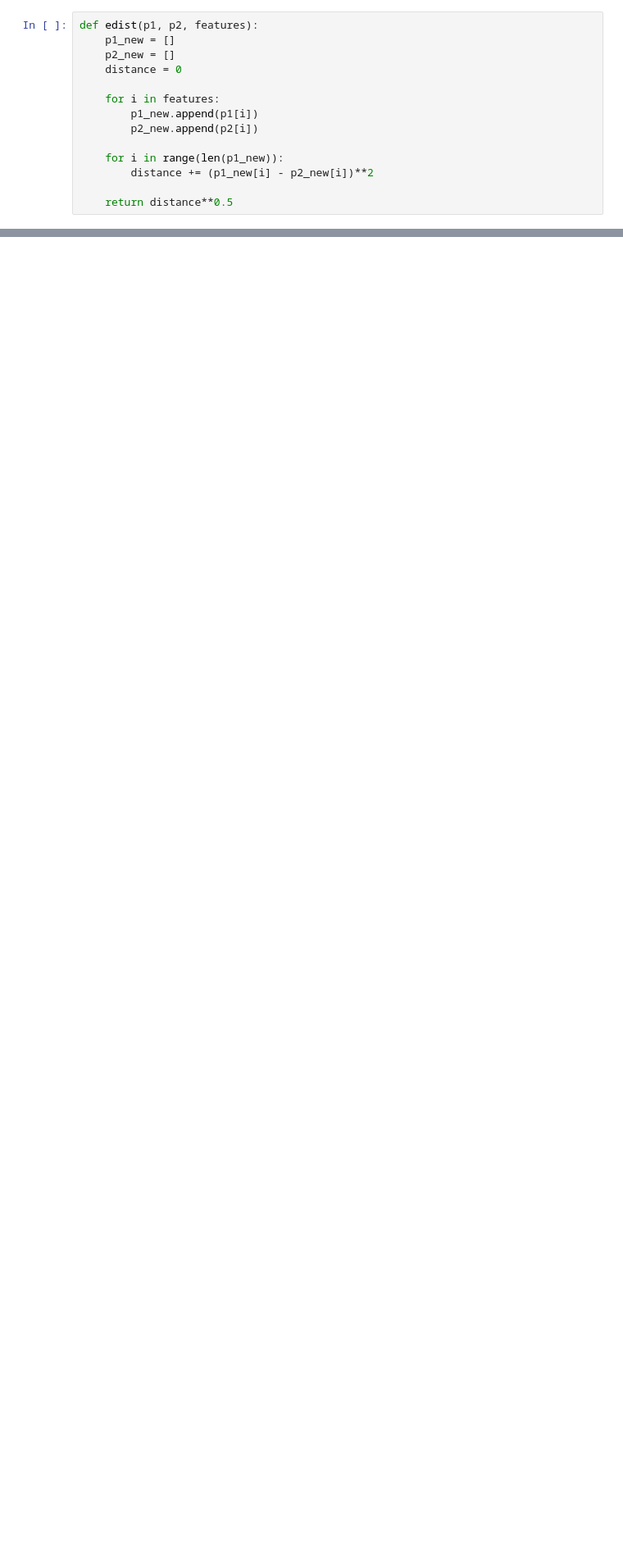
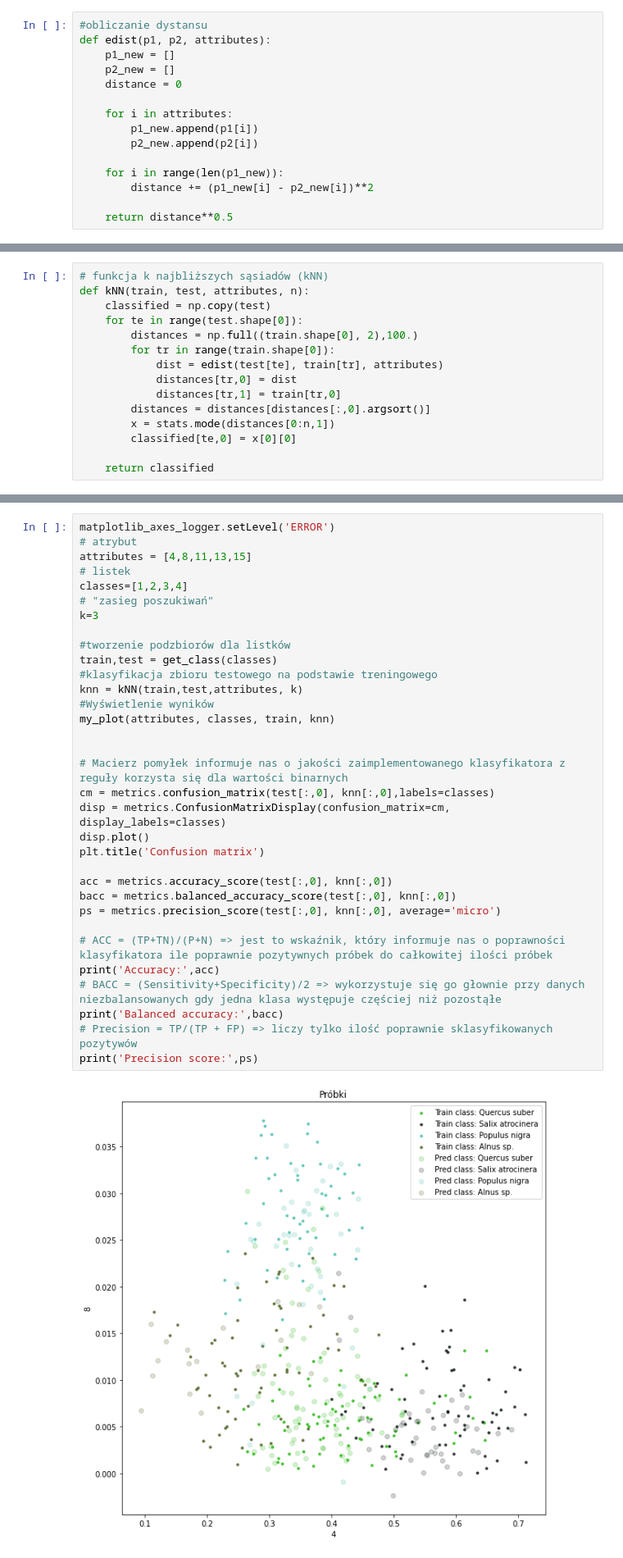
Before and after one commit to bmichas/SwAD, a Jupyter notebook: sad-Lab03/Lab03.ipynb, the cells around one changed output, grey strips where cells are left out. Shown at 82% size. Drawn from its saved outputs; the diff is of its cells as text; blank space fills up the shorter version.

```diff
--- a/sad-Lab03/Lab03.ipynb
+++ b/sad-Lab03/Lab03.ipynb
@@ -98,10 +68,11 @@ def get_data(train,test,leaves):
 # %%
-def edist(p1, p2, features):
+#obliczanie dystansu
+def edist(p1, p2, attributes):
     p1_new = []
     p2_new = []
     distance = 0
 
-    for i in features:
+    for i in attributes:
         p1_new.append(p1[i])
         p2_new.append(p2[i])
 
@@ -196,0 +83,15 @@ array([[8.00000000e+00, 9.04440000e-01, 2.08970000e-02],
+# %%
+# funkcja k najbliższych sąsiadów (kNN)
+def kNN(train, test, attributes, n):
+    classified = np.copy(test)
+    for te in range(test.shape[0]):
+        distances = np.full((train.shape[0], 2),100.)
+        for tr in range(train.shape[0]):
+            dist = edist(test[te], train[tr], attributes)
+            distances[tr,0] = dist
+            distances[tr,1] = train[tr,0]
+        distances = distances[distances[:,0].argsort()]
+        x = stats.mode(distances[0:n,1])
+        classified[te,0] = x[0][0]
+
+    return classified
@@ -196,0 +156,35 @@ array([[8.00000000e+00, 9.04440000e-01, 2.08970000e-02],
+# %%
+matplotlib_axes_logger.setLevel('ERROR')
+# atrybut
+attributes = [4,8,11,13,15]
+# listek
+classes=[1,2,3,4]
+# "zasieg poszukiwań"
+k=3
+
+#tworzenie podzbiorów dla listków
+train,test = get_class(classes)
+#klasyfikacja zbioru testowego na podstawie treningowego
+knn = kNN(train,test,attributes, k)
+#Wyświetlenie wyników
+my_plot(attributes, classes, train, knn)
+
+
+# Macierz pomyłek informuje nas o jakości zaimplementowanego klasyfikatora z reguły korzysta się dla wartości binarnych
+cm = metrics.confusion_matrix(test[:,0], knn[:,0],labels=classes)
+disp = metrics.ConfusionMatrixDisplay(confusion_matrix=cm, display_labels=classes)
+disp.plot()
+plt.title('Confusion matrix')
+
+acc = metrics.accuracy_score(test[:,0], knn[:,0])
+bacc = metrics.balanced_accuracy_score(test[:,0], knn[:,0])
+ps = metrics.precision_score(test[:,0], knn[:,0], average='micro')
+
+# ACC = (TP+TN)/(P+N) => jest to wskaźnik, który informuje nas o poprawności klasyfikatora ile poprawnie pozytywnych próbek do całkowitej ilości próbek
+print('Accuracy:',acc)
+# BACC = (Sensitivity+Specificity)/2 => wykorzystuje się go głownie przy danych niezbalansowanych gdy jedna klasa występuje częściej niż pozostąłe
+print('Balanced accuracy:',bacc)
+# Precision = TP/(TP + FP) => liczy tylko ilość poprawnie sklasyfikowanych pozytywów
+print('Precision score:',ps)
+# %% [output]
+[figure, added]
```
Also changed, not shown: parts of 12 cells of this notebook.
